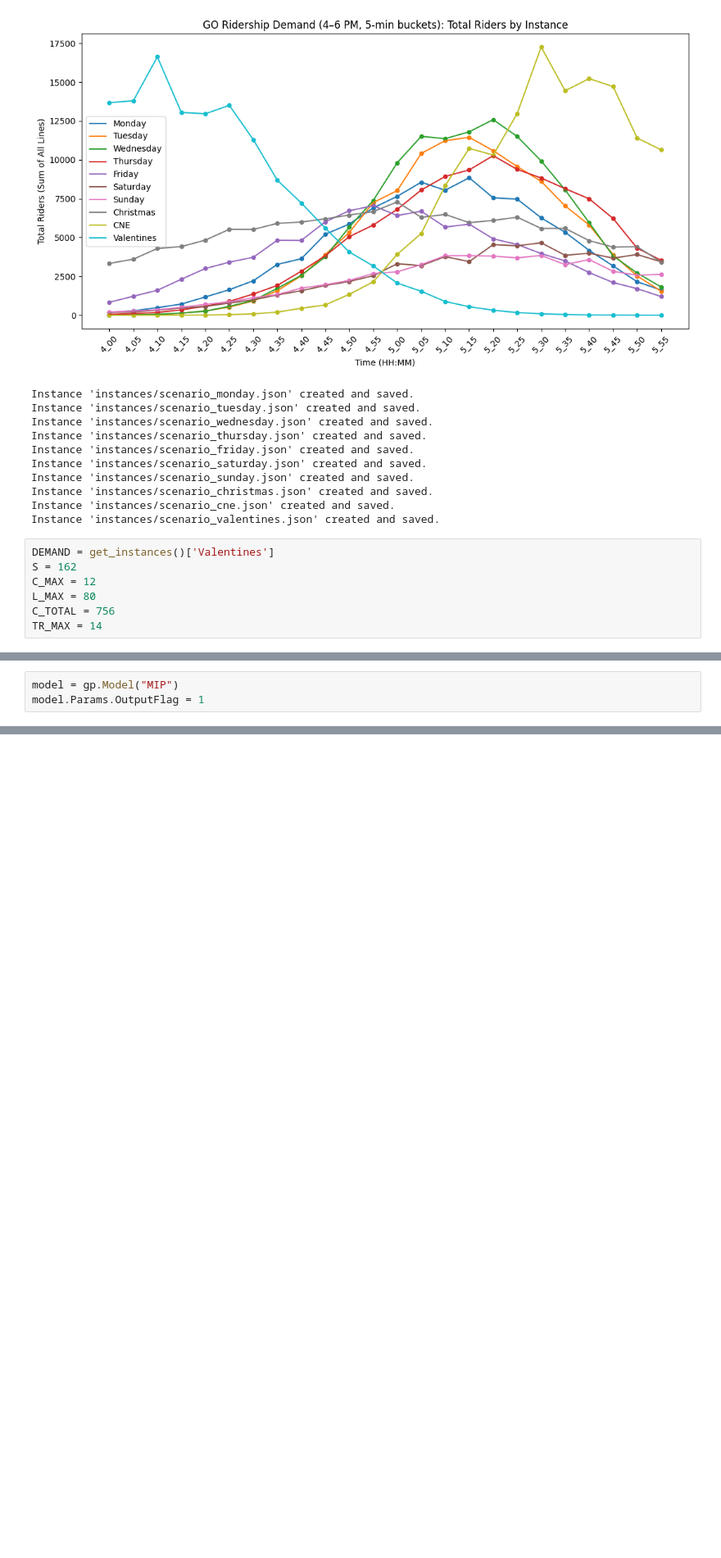
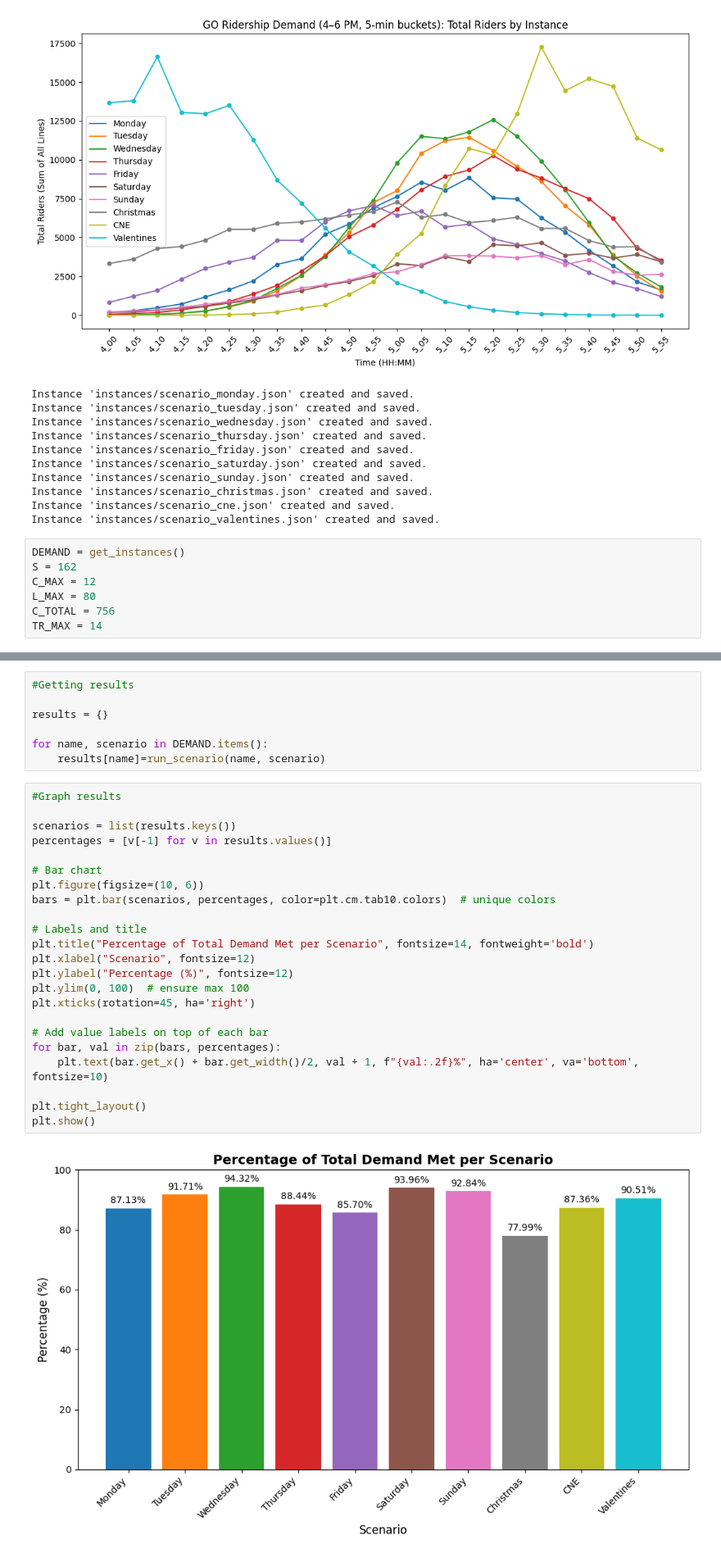
Before and after one commit to chiofus/mie562_GOTRAIN, a Jupyter notebook: mip_model.ipynb, the cells around one changed output, grey strips where cells are left out. Shown: that part at 82% size. Drawn from its saved outputs; the diff is of its cells as text; blank space fills up the shorter version.

Commit message:
added graph for mip model

```diff
--- a/mip_model.ipynb
+++ b/mip_model.ipynb
@@ -29,7 +32,7 @@ Instance 'instances/scenario_christmas.json' created and saved.
 Instance 'instances/scenario_cne.json' created and saved.
 Instance 'instances/scenario_valentines.json' created and saved.
 # %%
-DEMAND = get_instances()['Valentines']
+DEMAND = get_instances()
 S = 162
 C_MAX = 12
 L_MAX = 80
@@ -40,3 +40,0 @@ Decision Variables
-# %%
-model = gp.Model("MIP")
-model.Params.OutputFlag = 1
@@ -171,0 +144,32 @@ print(f"{100*(serviced/total_demand)}%")
+# %%
+#Getting results
+
+results = {}
+
+for name, scenario in DEMAND.items():
+    results[name]=run_scenario(name, scenario)
+# %%
+#Graph results
+
+scenarios = list(results.keys())
+percentages = [v[-1] for v in results.values()]
+
+# Bar chart
+plt.figure(figsize=(10, 6))
+bars = plt.bar(scenarios, percentages, color=plt.cm.tab10.colors)  # unique colors
+
+# Labels and title
+plt.title("Percentage of Total Demand Met per Scenario", fontsize=14, fontweight='bold')
+plt.xlabel("Scenario", fontsize=12)
+plt.ylabel("Percentage (%)", fontsize=12)
+plt.ylim(0, 100)  # ensure max 100
+plt.xticks(rotation=45, ha='right')
+
+# Add value labels on top of each bar
+for bar, val in zip(bars, percentages):
+    plt.text(bar.get_x() + bar.get_width()/2, val + 1, f"{val:.2f}%", ha='center', va='bottom', fontsize=10)
+
+plt.tight_layout()
+plt.show()
+# %% [output]
+[figure, added]
```
Also changed, not shown: parts of 18 cells of this notebook, 12 other files.
